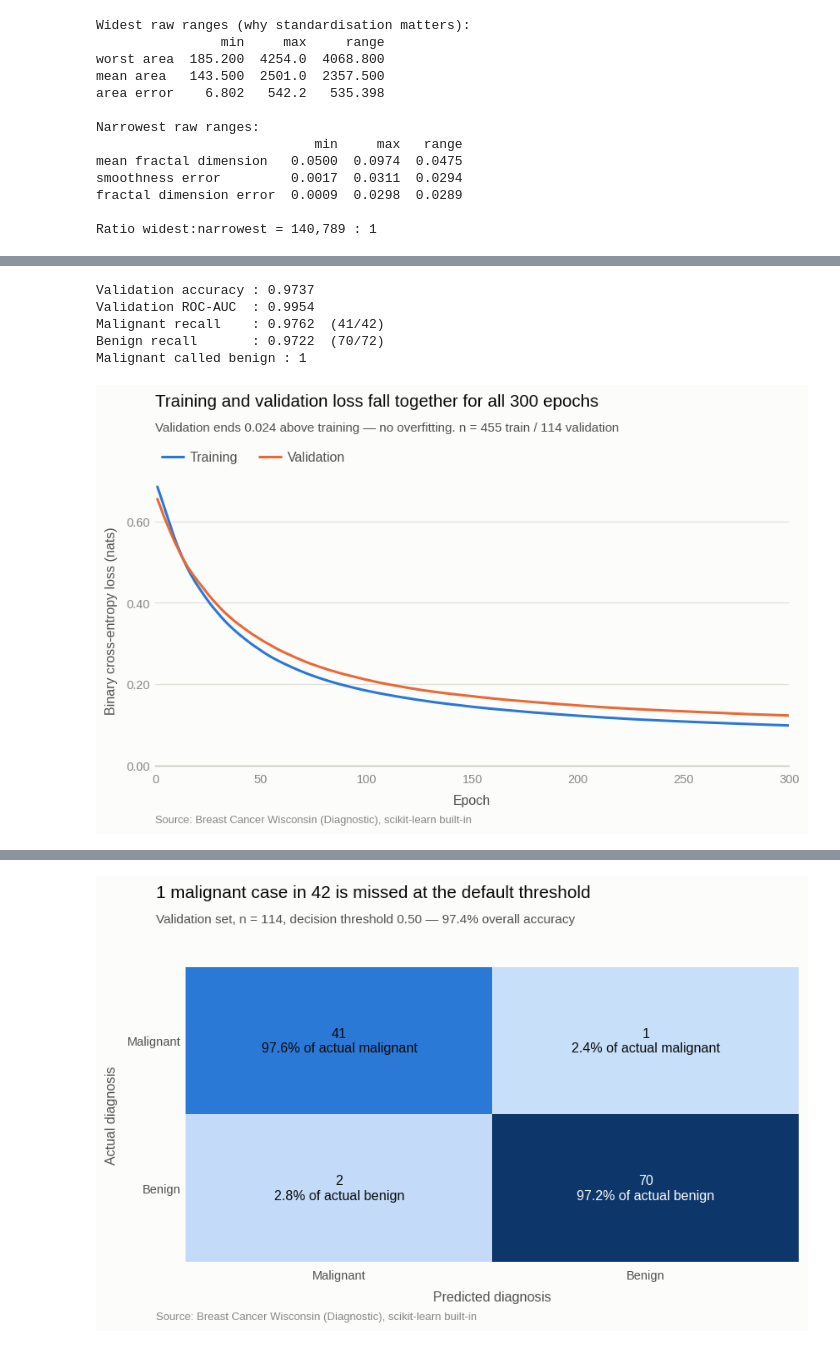
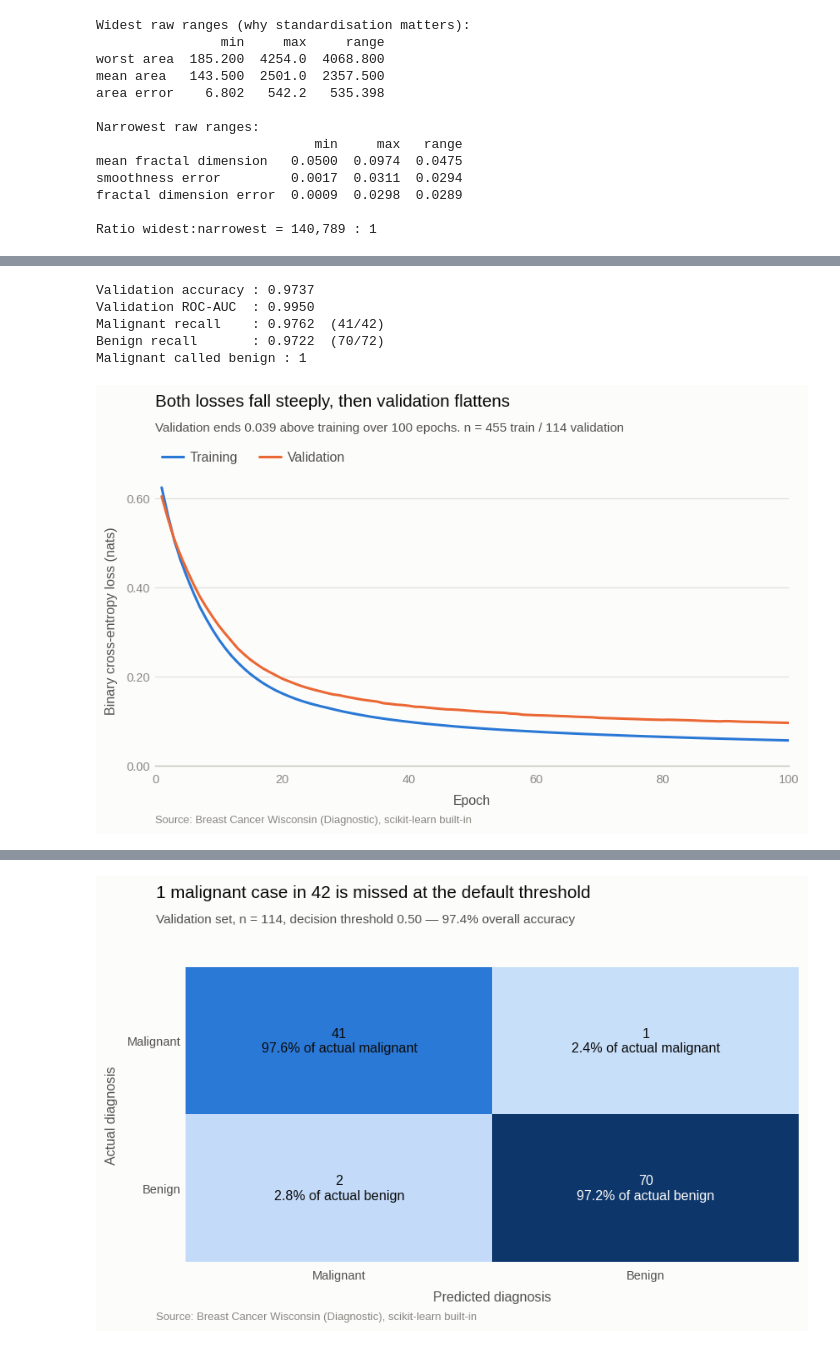
Before and after one commit to VishnujanNarayanan/Neural_net_from_scratch, a Jupyter notebook: NeuralNet_BreastCancer.ipynb, the cells around one changed output, grey strips where cells are left out. Saved outputs shown, nothing was run; the diff lists cells and outputs as text; code cells hidden in the pictures.

```diff
--- a/NeuralNet_BreastCancer.ipynb
+++ b/NeuralNet_BreastCancer.ipynb
@@ -97,8 +97,14 @@ class NeuralNN:
         m = y.shape[0]
         dA = A[-1] - y                       # (m,1)
         for i in reversed(range(len(self.W))):
-            if i == len(self.W)-1:           # output layer (sigmoid)
-                dZ = dA * (A[-1] * (1 - A[-1]))
+            if i == len(self.W)-1:           # output layer (sigmoid + BCE)
+                # Sigmoid paired with binary cross-entropy collapses: the sigmoid
+                # derivative in dL/dz cancels against the a(1-a) in dL/da, leaving
+                # dZ = A - y exactly. Applying sigmoid' here as well (as this line
+                # once did) is the gradient for MSE, not BCE, and scaled the whole
+                # output layer by a(1-a) ~ 0.23 -- a silent 4x cut to its learning
+                # rate. tests/test_gradients.py checks this against PyTorch autograd.
+                dZ = dA
             else:                            # hidden (ReLU)
                 dZ = dA * relu_deriv(A[i+1])
             dW =  A[i].T @ dZ / m + self.l2 * self.W[i]
@@ -136,6 +142,6 @@ class NeuralNN:
     def predict(self, X, thresh=0.5):
         return (self.predict_proba(X) >= thresh).astype(int)
 # %%
-net = NeuralNN(layers=[30, 16, 8, 1], lr=0.01, epochs=300, batch=32)
+net = NeuralNN(layers=[30, 16, 8, 1], lr=0.01, epochs=100, batch=32)
 net.fit(X_train, y_train, X_val, y_val, verbose=20)
 # %% [output]
@@ -174,38 +170,38 @@ print(f"Benign recall       : {tp/n_benign:.4f}  ({tp}/{n_benign})")
 print(f"Malignant called benign : {fp}")
 # %% [output]
 Validation accuracy : 0.9737
-Validation ROC-AUC  : 0.9954
+Validation ROC-AUC  : 0.9950
 Malignant recall    : 0.9762  (41/42)
 Benign recall       : 0.9722  (70/72)
 Malignant called benign : 1
 # %%
 # Figure 1 — training vs validation loss
 fig, ax = vz.new_figure()
 
 epochs = range(1, len(net.loss_hist) + 1)
 ax.plot(epochs, net.loss_hist, color=vz.BLUE, label="Training", **vz.LINE)
 ax.plot(epochs, net.val_loss_hist, color=vz.ORANGE, label="Validation", **vz.LINE)
 
 ax.set_xlim(0, len(net.loss_hist))
 ax.set_ylim(0, None)
 vz.nice_ticks(ax)
 ax.yaxis.set_major_formatter(vz.decimals(2))
 
 final_gap = net.val_loss_hist[-1] - net.loss_hist[-1]
 vz.finalize(
     fig, ax,
-    title="Training and validation loss fall together for all 300 epochs",
-    subtitle=(f"Validation ends {final_gap:.3f} above training — no overfitting. "
+    title="Both losses fall steeply, then validation flattens",
+    subtitle=(f"Validation ends {final_gap:.3f} above training over {len(net.loss_hist)} epochs. "
               f"n = 455 train / 114 validation"),
     xlabel="Epoch",
     ylabel="Binary cross-entropy loss (nats)",
     source="Source: Breast Cancer Wisconsin (Diagnostic), scikit-learn built-in",
     legend=True,
 )
 vz.save(fig, "01_loss_curve")
 plt.show()
 # %% [output]
-[figure, old version]
+[figure, new version]
 # %%
 # Figure 2 — ROC curve
 fpr, tpr, _ = roc_curve(y_val, y_prob)
```
Also changed, not shown: parts of 3 cells of this notebook, 8 other files.
